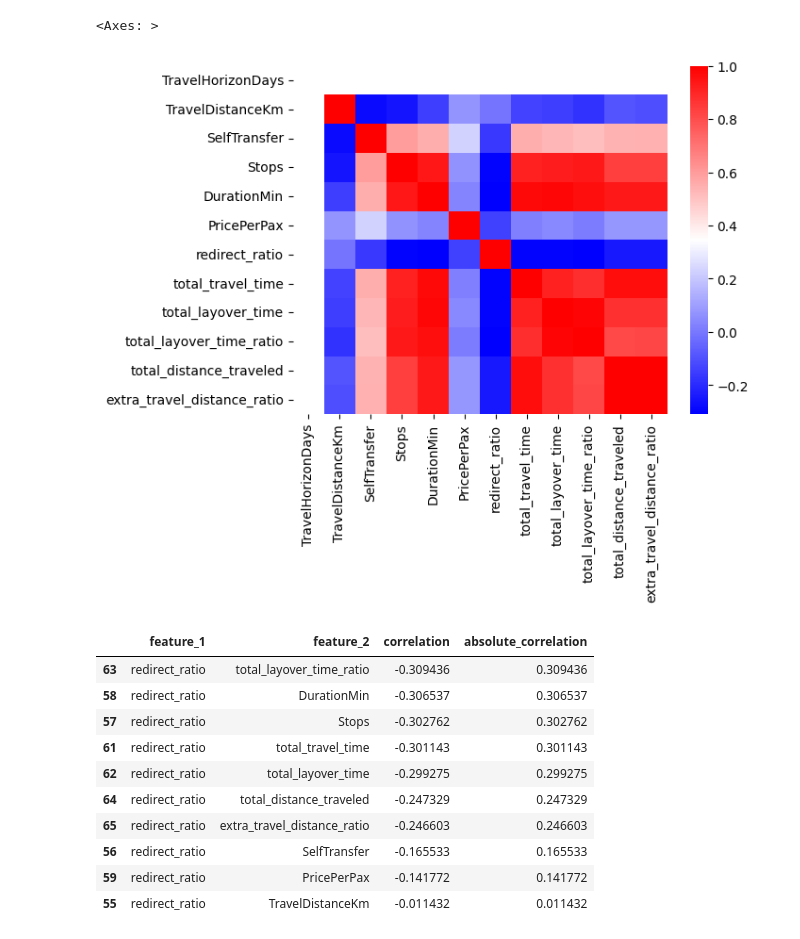
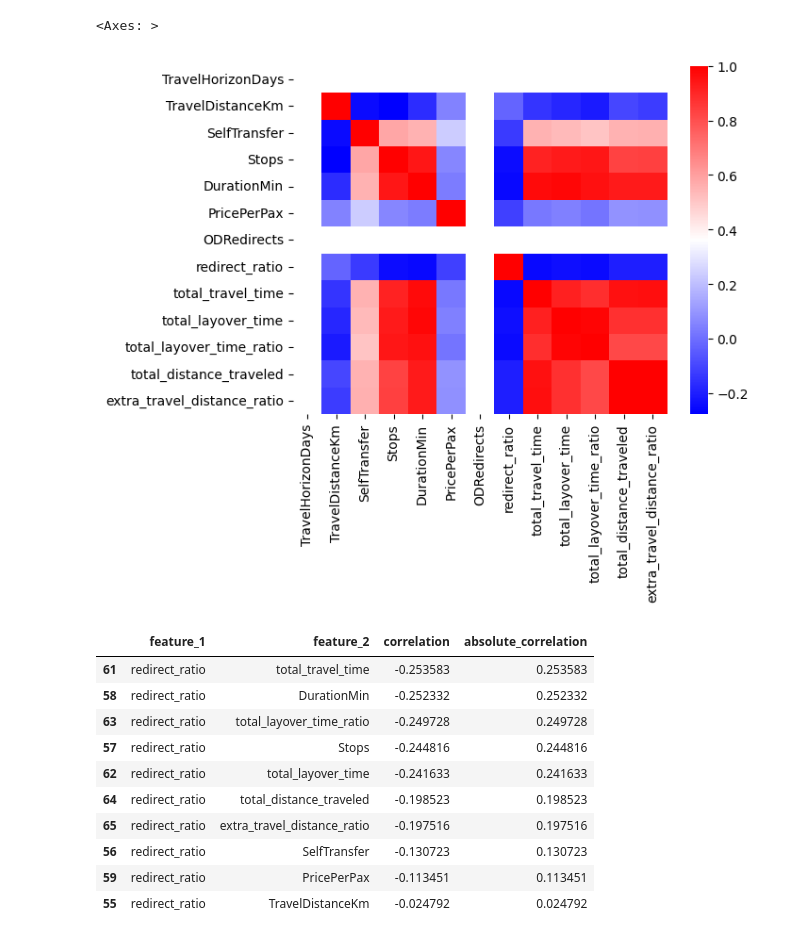
Before and after one commit to LaGenace/OptiFlyAi, a Jupyter notebook: Notebooks/felix_nb.ipynb, the cells around one changed output. Cells and saved outputs as stored; diff of their text form; code cells hidden in the pictures.

```diff
--- a/Notebooks/felix_nb.ipynb
+++ b/Notebooks/felix_nb.ipynb
@@ -54,0 +34,2 @@ Index(['Unnamed: 0', 'OriginApt', 'OriginCty', 'OriginCtry', 'DestinationApt',
+# %%
+data = pd.read_csv('one_week.csv')
@@ -55,4 +59,4 @@ Index(['Unnamed: 0', 'OriginApt', 'OriginCty', 'OriginCtry', 'DestinationApt',
 # %%
 itin = data
 
-itin = preprocess(itin, ['OriginCty', 'DestinationCty'], True)
+itin = preprocess(itin, ['OriginCty', 'DestinationCty'], ['OriginCtry', 'DestinationCtry'], True)
@@ -75,13 +74,13 @@ itin[itin['OD'] == 'LONNYC']
 # %%
-itin = itin[['OD', 'TravelHorizonDays',
-       'TravelDistanceKm', 'SelfTransfer', 'Stops', 'DurationMin', 'PricePerPax', 'redirect_ratio', 'total_travel_time', 'total_layover_time', 'total_layover_time_ratio', 'total_distance_traveled', 'extra_travel_distance_ratio']]
+itin = itin[['OD', 'OD_ctry', 'TravelHorizonDays',
+       'TravelDistanceKm', 'SelfTransfer', 'Stops', 'DurationMin', 'PricePerPax', 'ODRedirects', 'redirect_ratio', 'total_travel_time', 'total_layover_time', 'total_layover_time_ratio', 'total_distance_traveled', 'extra_travel_distance_ratio']]
 
-corr_matrix = itin[(itin['OD'] == 'LONNYC') & (itin['TravelHorizonDays'] == 10) ].drop(columns=['OD']).corr()
+corr_matrix = itin[(itin['OD'] == 'LONNYC') & (itin['TravelHorizonDays'] == 10) ].drop(columns=['OD', 'OD_ctry']).corr()
 column_names = corr_matrix.columns
 sns.heatmap(corr_matrix, xticklabels=column_names, yticklabels=column_names,cmap= "bwr")
 # %% [output]
 <Axes: >
-[figure, old version]
+[figure, new version]
 # %%
 # Converting the correlation matrix into a DataFrame
 corr_df = corr_matrix.stack().reset_index()
@@ -100,14 +99,14 @@ corr_df['absolute_correlation'] = np.abs(corr_df['correlation'])
 corr_df[corr_df['feature_1'] == 'redirect_ratio'].sort_values(by="absolute_correlation", ascending=False)
 # %% [output]
 |  | feature_1 | feature_2 | correlation | absolute_correlation |
-| 63 | redirect_ratio | total_layover_time_ratio | -0.309436 | 0.309436 |
-| 58 | redirect_ratio | DurationMin | -0.306537 | 0.306537 |
-| 57 | redirect_ratio | Stops | -0.302762 | 0.302762 |
-| 61 | redirect_ratio | total_travel_time | -0.301143 | 0.301143 |
-| 62 | redirect_ratio | total_layover_time | -0.299275 | 0.299275 |
-| 64 | redirect_ratio | total_distance_traveled | -0.247329 | 0.247329 |
-| 65 | redirect_ratio | extra_travel_distance_ratio | -0.246603 | 0.246603 |
-| 56 | redirect_ratio | SelfTransfer | -0.165533 | 0.165533 |
-| 59 | redirect_ratio | PricePerPax | -0.141772 | 0.141772 |
-| 55 | redirect_ratio | TravelDistanceKm | -0.011432 | 0.011432 |
+| 61 | redirect_ratio | total_travel_time | -0.253583 | 0.253583 |
+| 58 | redirect_ratio | DurationMin | -0.252332 | 0.252332 |
+| 63 | redirect_ratio | total_layover_time_ratio | -0.249728 | 0.249728 |
+| 57 | redirect_ratio | Stops | -0.244816 | 0.244816 |
+| 62 | redirect_ratio | total_layover_time | -0.241633 | 0.241633 |
+| 64 | redirect_ratio | total_distance_traveled | -0.198523 | 0.198523 |
+| 65 | redirect_ratio | extra_travel_distance_ratio | -0.197516 | 0.197516 |
+| 56 | redirect_ratio | SelfTransfer | -0.130723 | 0.130723 |
+| 59 | redirect_ratio | PricePerPax | -0.113451 | 0.113451 |
+| 55 | redirect_ratio | TravelDistanceKm | -0.024792 | 0.024792 |
 # %%
```
Also changed, not shown: parts of 41 cells of this notebook, 2 other files.
